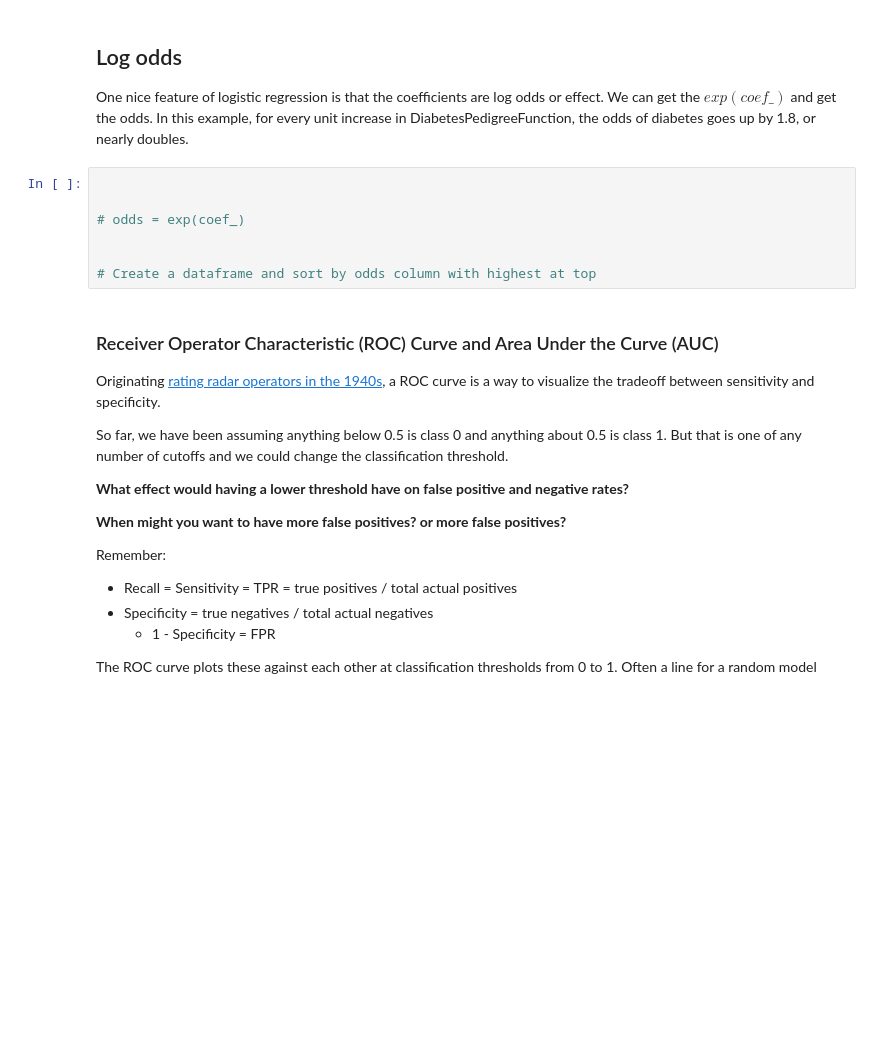
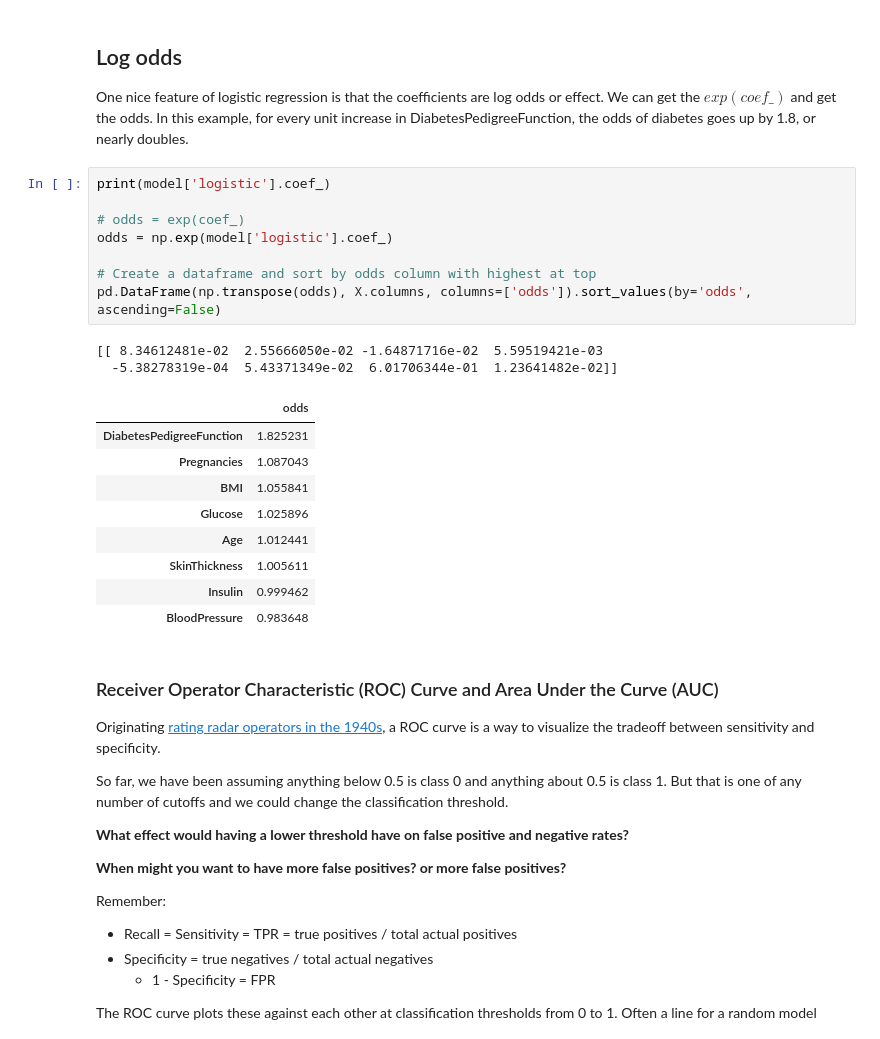
Before and after one commit to Marisa1988/Jupyter_Content_AI_Biology, a Jupyter notebook: 10_Classification_student.ipynb, the cells around one changed output. Saved outputs shown, nothing was run; the diff lists cells and outputs as text; blank space fills up the shorter version.

```diff
--- a/10_Classification_student.ipynb
+++ b/10_Classification_student.ipynb
@@ -348,12 +421,25 @@ diabetes
 
 One nice feature of logistic regression is that the coefficients are log odds or effect. We can get the $exp(coef\_)$ and get the odds. In this example, for every unit increase in DiabetesPedigreeFunction, the odds of diabetes goes up by 1.8, or nearly doubles.
 # %%
-
+print(model['logistic'].coef_)
 
 # odds = exp(coef_)
-
+odds = np.exp(model['logistic'].coef_)
 
 # Create a dataframe and sort by odds column with highest at top
+pd.DataFrame(np.transpose(odds), X.columns, columns=['odds']).sort_values(by='odds', ascending=False)
+# %% [output]
+[[ 8.34612481e-02  2.55666050e-02 -1.64871716e-02  5.59519421e-03
+  -5.38278319e-04  5.43371349e-02  6.01706344e-01  1.23641482e-02]]
+|  | odds |
+| DiabetesPedigreeFunction | 1.825231 |
+| Pregnancies | 1.087043 |
+| BMI | 1.055841 |
+| Glucose | 1.025896 |
+| Age | 1.012441 |
+| SkinThickness | 1.005611 |
+| Insulin | 0.999462 |
+| BloodPressure | 0.983648 |
 # %% [markdown]
 ### Receiver Operator Characteristic (ROC) Curve and Area Under the Curve (AUC)
 
```
Also changed, not shown: parts of 13 cells of this notebook, 1 other file.
